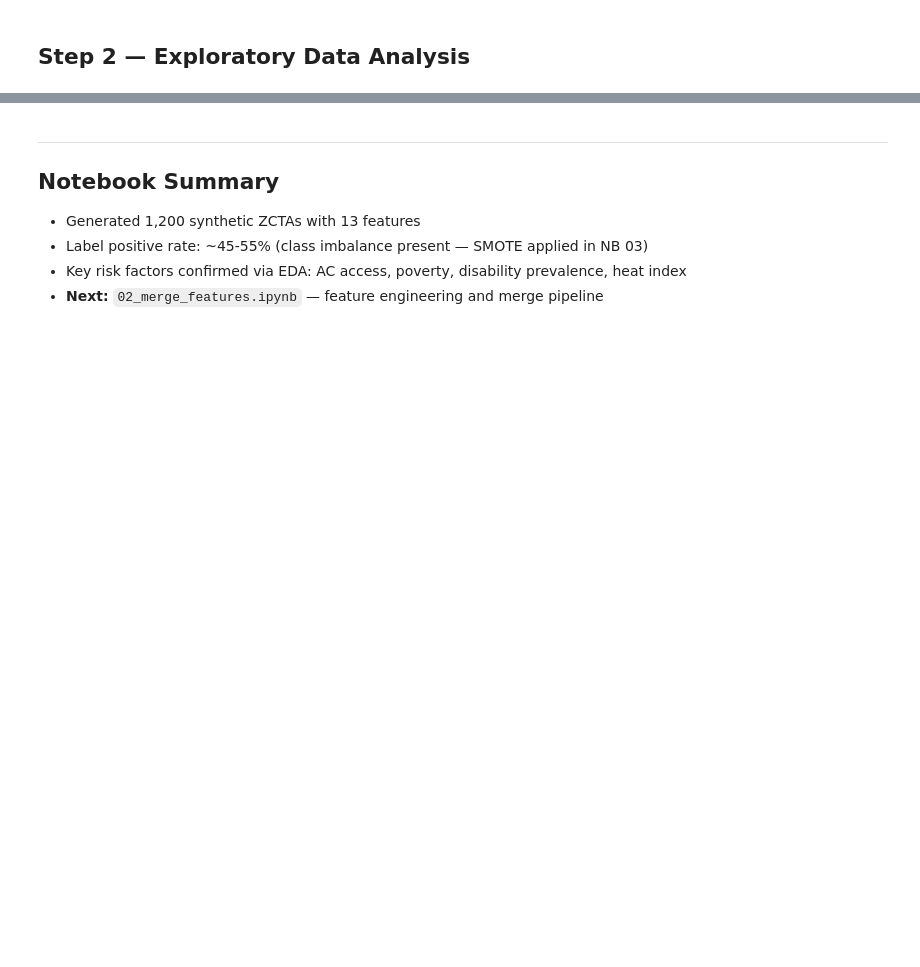
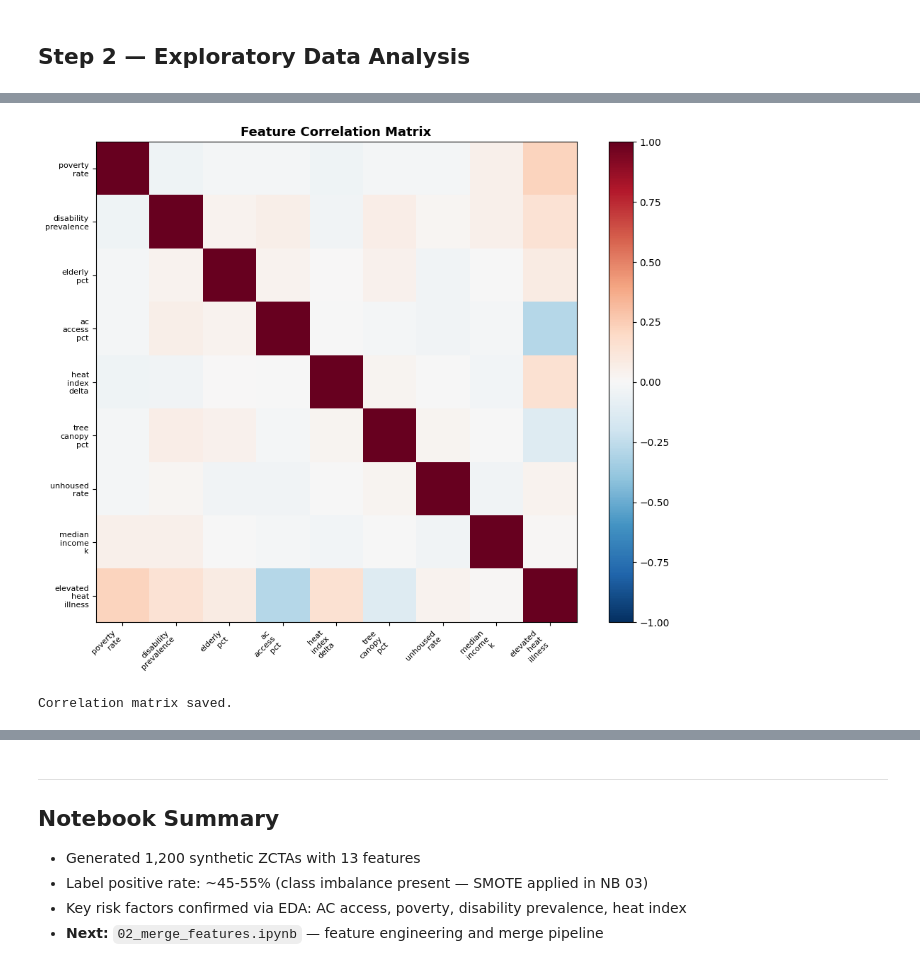
Before and after one commit to meyeringn/sustainable-heat, a Jupyter notebook: Notebooks/01 eda synthetic data.ipynb, the cells around one changed output, grey strips where cells are left out. Drawn from its saved outputs; the diff is of its cells as text; code cells hidden in the pictures; blank space fills up the shorter version.

```diff
--- a/Notebooks/01 eda synthetic data.ipynb
+++ b/Notebooks/01 eda synthetic data.ipynb
@@ -176,23 +210,25 @@ print("Feature distribution chart saved.")
 # %%
 corr_features = ['poverty_rate','disability_prevalence','elderly_pct',
                  'ac_access_pct','heat_index_delta','tree_canopy_pct',
                  'unhoused_rate','median_income_k','elevated_heat_illness']
 corr = df[corr_features].corr()
 
 fig, ax = plt.subplots(figsize=(10, 8))
 im = ax.imshow(corr.values, cmap='RdBu_r', vmin=-1, vmax=1)
 plt.colorbar(im, ax=ax)
 ax.set_xticks(range(len(corr_features)))
 ax.set_yticks(range(len(corr_features)))
-labels = [f.replace('_','
-') for f in corr_features]
+labels = [f.replace('_','\n') for f in corr_features]
 ax.set_xticklabels(labels, fontsize=8, rotation=45, ha='right')
 ax.set_yticklabels(labels, fontsize=8)
 ax.set_title('Feature Correlation Matrix', fontsize=13, fontweight='bold')
 plt.tight_layout()
 plt.savefig('/tmp/01_correlation_matrix.png', dpi=100, bbox_inches='tight')
 plt.show()
 print("Correlation matrix saved.")
+# %% [output]
+[figure, added]
+Correlation matrix saved.
 # %%
 df.to_csv('/tmp/sustainable_synthetic_raw.csv', index=False)
 print(f"✅ Synthetic dataset saved: {len(df):,} rows x {len(df.columns)} columns")
```
Also changed, not shown: parts of 9 cells of this notebook.
